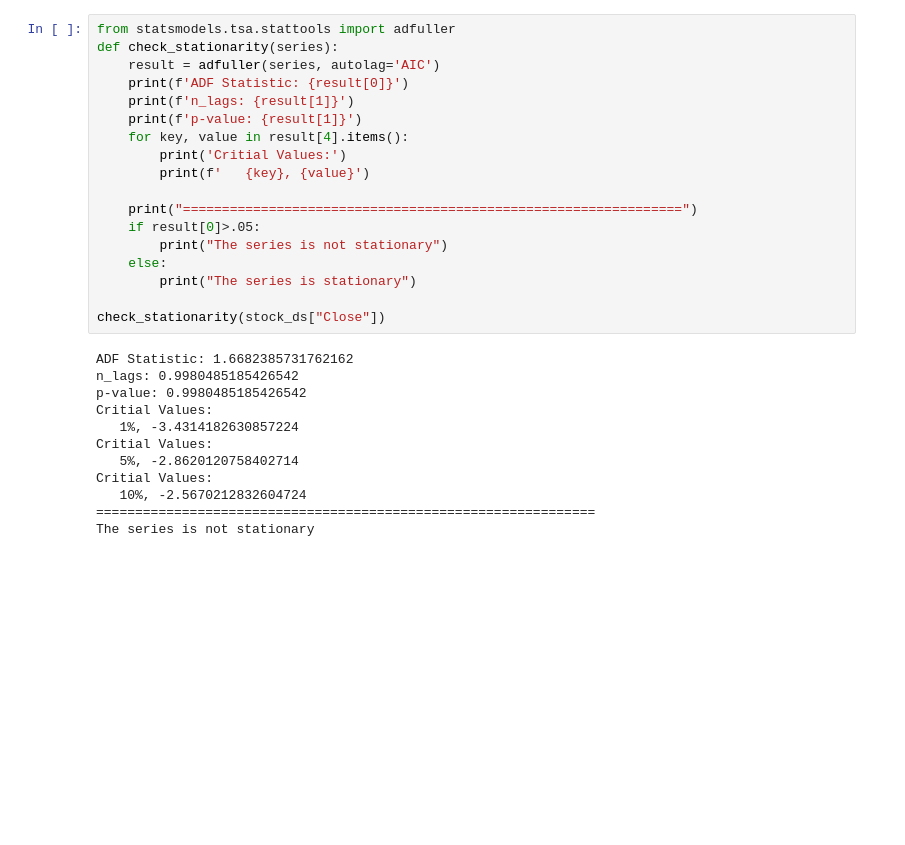
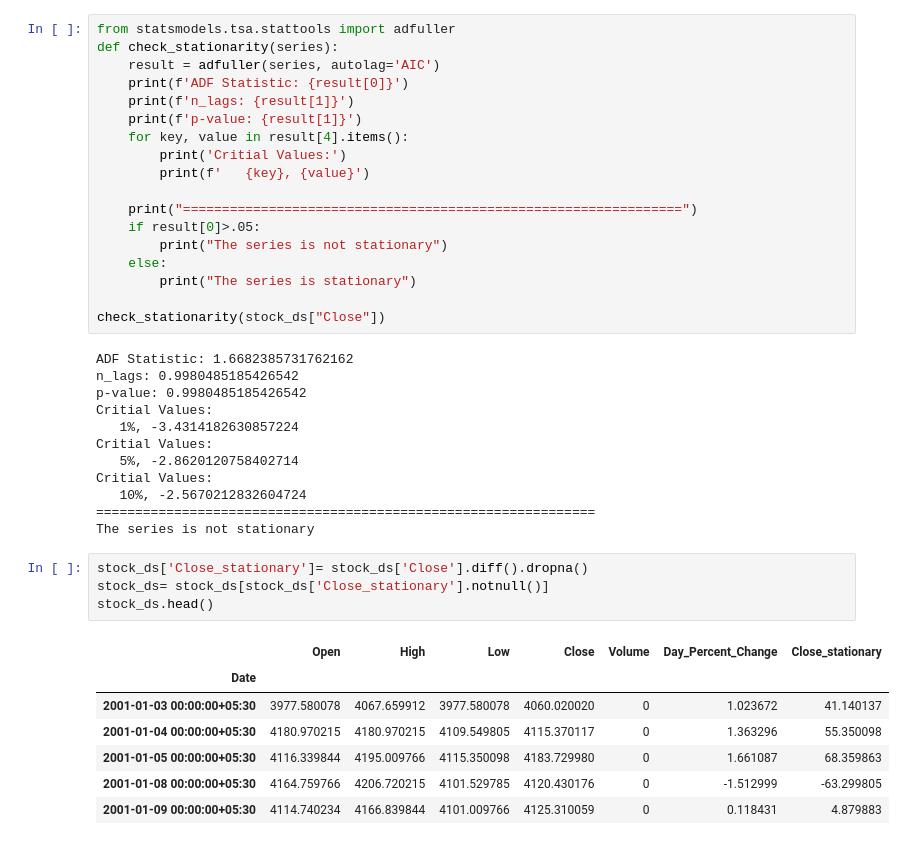
Before and after one commit to hossaintaufiq/StockPricePrediction, a Jupyter notebook: Stock_Price_Prediction.ipynb, the cells around one changed output. Cells and saved outputs as stored; diff of their text form; blank space fills up the shorter version.

```diff
--- a/Stock_Price_Prediction.ipynb
+++ b/Stock_Price_Prediction.ipynb
@@ -255,3 +255,15 @@ Critial Values:
    10%, -2.5670212832604724
 ================================================================
 The series is not stationary
+# %%
+stock_ds['Close_stationary']= stock_ds['Close'].diff().dropna()
+stock_ds= stock_ds[stock_ds['Close_stationary'].notnull()]
+stock_ds.head()
+# %% [output]
+|  | Open | High | Low | Close | Volume | Day_Percent_Change | Close_stationary |
+| Date |  |  |  |  |  |  |  |
+| 2001-01-03 00:00:00+05:30 | 3977.580078 | 4067.659912 | 3977.580078 | 4060.020020 | 0 | 1.023672 | 41.140137 |
+| 2001-01-04 00:00:00+05:30 | 4180.970215 | 4180.970215 | 4109.549805 | 4115.370117 | 0 | 1.363296 | 55.350098 |
+| 2001-01-05 00:00:00+05:30 | 4116.339844 | 4195.009766 | 4115.350098 | 4183.729980 | 0 | 1.661087 | 68.359863 |
+| 2001-01-08 00:00:00+05:30 | 4164.759766 | 4206.720215 | 4101.529785 | 4120.430176 | 0 | -1.512999 | -63.299805 |
+| 2001-01-09 00:00:00+05:30 | 4114.740234 | 4166.839844 | 4101.009766 | 4125.310059 | 0 | 0.118431 | 4.879883 |
```
Also changed, not shown: parts of 9 cells of this notebook.
